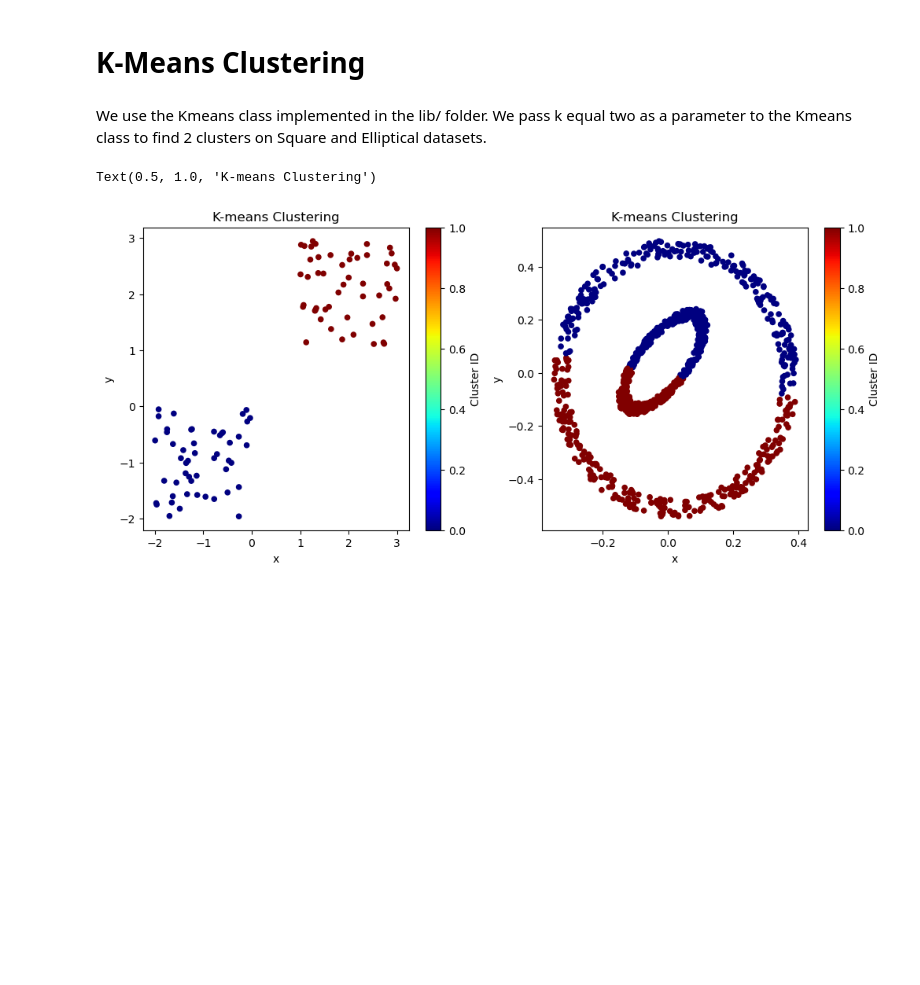
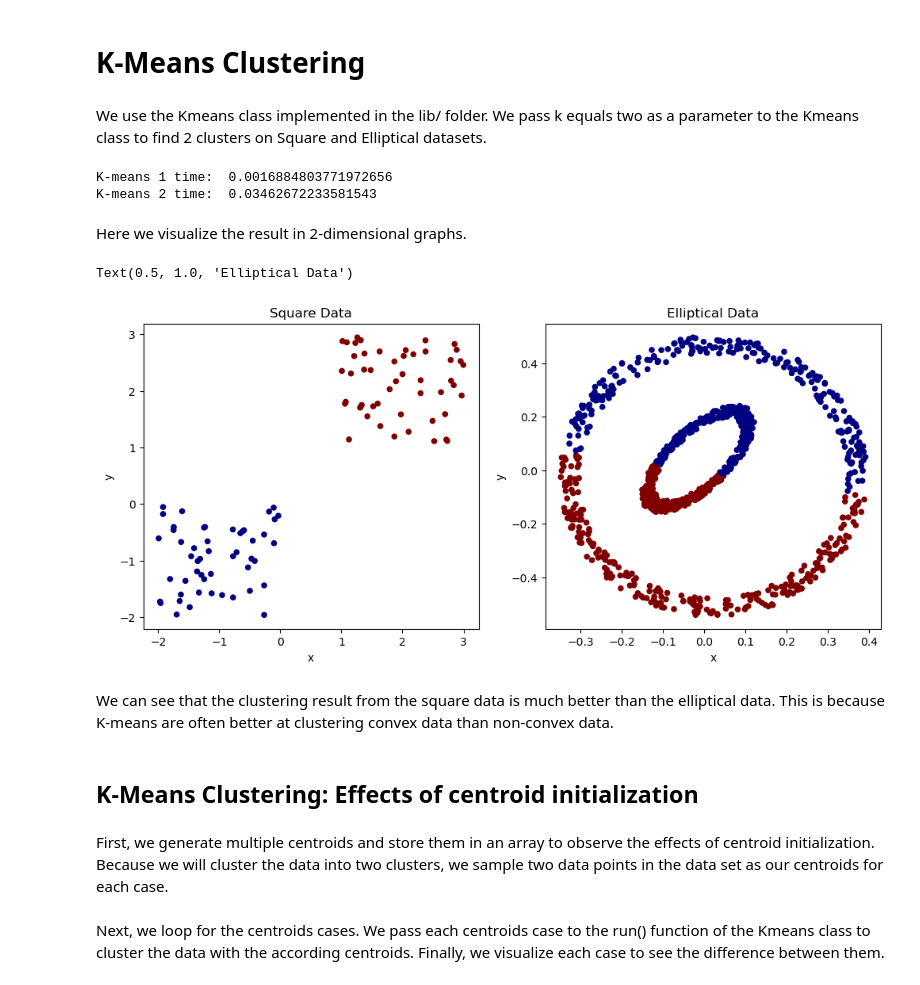
Before and after one commit to ngkhiem97/clustering, a Jupyter notebook: simulation_kmeans.ipynb, the cells around one changed output. Saved outputs shown, nothing was run; the diff lists cells and outputs as text; code cells hidden in the pictures; blank space fills up the shorter version.

Commit message:
update kmeans notebook

```diff
--- a/simulation_kmeans.ipynb
+++ b/simulation_kmeans.ipynb
@@ -29,28 +34,42 @@ We can see that the swear data has a convex characteristic, while the elliptical
 # %% [markdown]
 # K-Means Clustering
 # %% [markdown]
-We use the Kmeans class implemented in the lib/ folder.  We pass k equal two as a parameter to the Kmeans class to find 2 clusters on Square and Elliptical datasets.
+We use the Kmeans class implemented in the lib/ folder. We pass k equals two as a parameter to the Kmeans class to find 2 clusters on Square and Elliptical datasets.
 # %%
 from lib.kmeans import Kmeans
+import time
 
+start = time.time()
 k_means1 = Kmeans(k=2, data=square_df.to_numpy())
 k_means1.run()
 labels1 = k_means1.labels
-result1 = pd.concat((square_df,pd.DataFrame(labels1, columns=['Cluster ID'])), axis=1)
-
+k_means1_time = time.time() - start
 k_means2 = Kmeans(k=2, data=elliptical_df.to_numpy())
 k_means2.run()
 labels2 = k_means2.labels
-result2 = pd.concat((elliptical_df,pd.DataFrame(labels2, columns=['Cluster ID'])), axis=1)
+k_means2_time = time.time() - start - k_means1_time
+print('K-means 1 time: ', k_means1_time)
+print('K-means 2 time: ', k_means2_time)
 # %% [output]
-Text(0.5, 1.0, 'K-means Clustering')
+K-means 1 time:  0.0016884803771972656
+K-means 2 time:  0.03462672233581543
-[figure, removed]
+# %% [markdown]
+Here we visualize the result in 2-dimensional graphs.
 # %%
 fig, (ax1,ax2) = plt.subplots(nrows=1, ncols=2, figsize=(12,5))
-result1.plot.scatter(x='x',y='y',c='Cluster ID',colormap='jet',ax=ax1)
-ax1.set_title('K-means Clustering')
-result2.plot.scatter(x='x',y='y',c='Cluster ID',colormap='jet',ax=ax2)
-ax2.set_title('K-means Clustering')
+square_df.plot.scatter(x='x',y='y',c=labels1,colormap='jet',ax=ax1)
+ax1.set_title('Square Data')
+elliptical_df.plot.scatter(x='x',y='y',c=labels2,colormap='jet',ax=ax2)
+ax2.set_title('Elliptical Data')
+# %% [output]
+Text(0.5, 1.0, 'Elliptical Data')
+[figure, added]
+# %% [markdown]
+We can see that the clustering result from the square data is much better than the elliptical data. This is because K-means are often better at clustering convex data than non-convex data.
+# %% [markdown]
+## K-Means Clustering: Effects of centroid initialization
+# %% [markdown]
+First, we generate multiple centroids and store them in an array to observe the effects of centroid initialization. Because we will cluster the data into two clusters, we sample two data points in the data set as our centroids for each case.
 # %%
 import numpy as np
 
@@ -59,6 +78,8 @@ centroids_cases2 = []
 for i in range(20):
     centroids_cases1.append(square_df.sample(2).to_numpy())
     centroids_cases2.append(elliptical_df.sample(2).to_numpy())
+# %% [markdown]
+Next, we loop for the centroids cases. We pass each centroids case to the run() function of the Kmeans class to cluster the data with the according centroids. Finally, we visualize each case to see the difference between them.
 # %%
 for i in range(20):
     fig, (ax1,ax2) = plt.subplots(nrows=1, ncols=2, figsize=(12,5))
```
Also changed, not shown: parts of 2 cells of this notebook.
